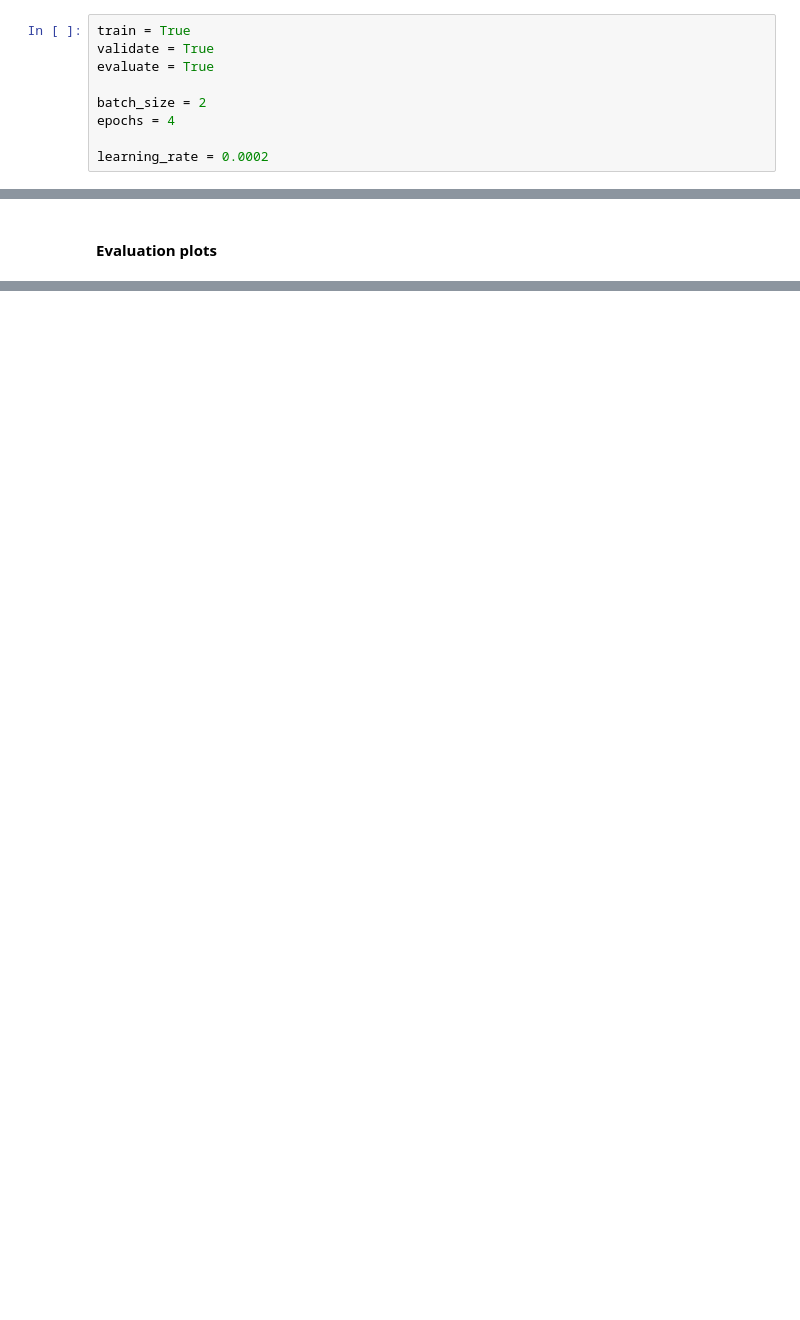
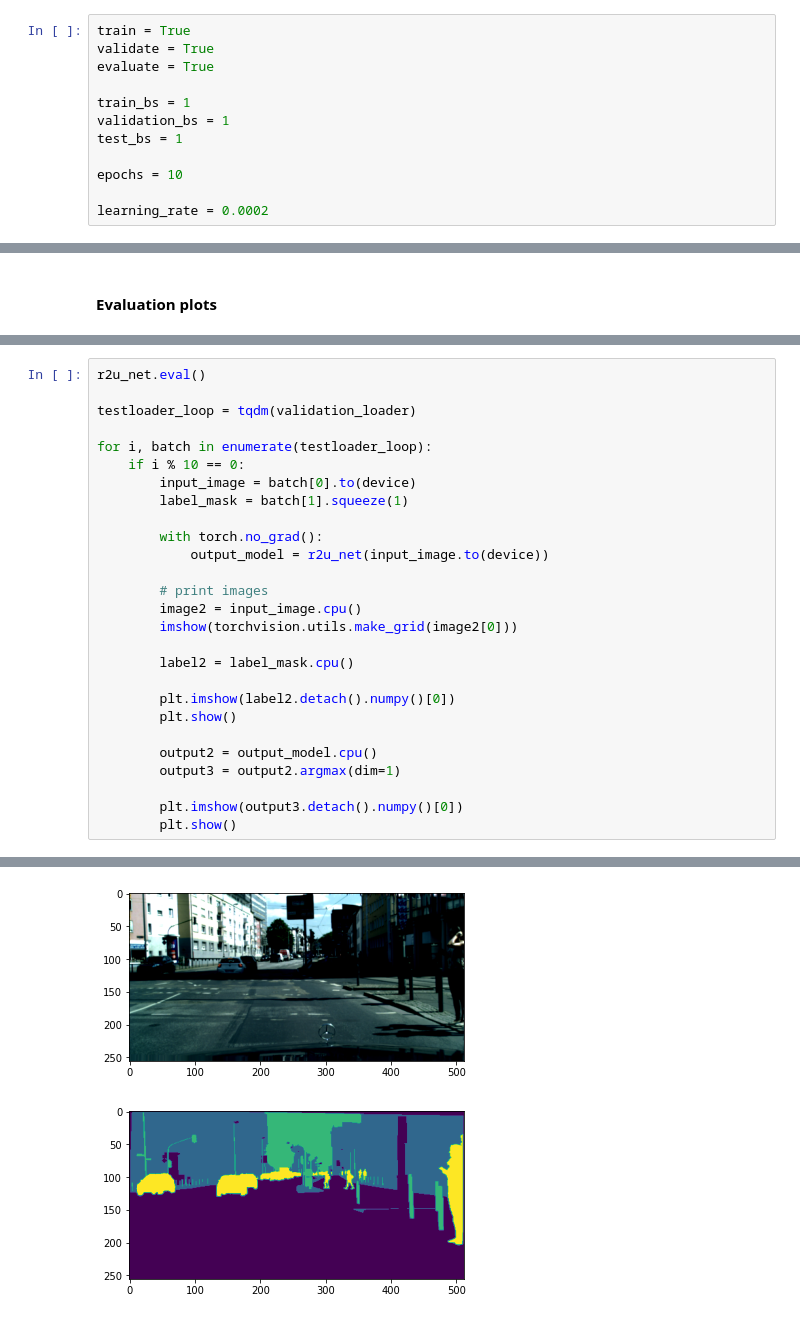
Before and after one commit to SLebailly/Vision-Project-Image-Segmentation, a Jupyter notebook: Vision_task_2.ipynb, the cells around one changed output, grey strips where cells are left out. Saved outputs shown, nothing was run; the diff lists cells and outputs as text; blank space fills up the shorter version.

```diff
--- a/Vision_task_2.ipynb
+++ b/Vision_task_2.ipynb
@@ -34,8 +36,11 @@ train = True
 validate = True
 evaluate = True
 
-batch_size = 2
-epochs = 4
+train_bs = 1
+validation_bs = 1
+test_bs = 1
+
+epochs = 10
 
 learning_rate = 0.0002
 # %% [markdown]
@@ -626,0 +710,28 @@ print("DICE coefficient: " + str(dice_coefficient))
+# %%
+r2u_net.eval()
+
+testloader_loop = tqdm(validation_loader)
+
+for i, batch in enumerate(testloader_loop):
+    if i % 10 == 0:
+        input_image = batch[0].to(device)
+        label_mask = batch[1].squeeze(1)
+
+        with torch.no_grad():
+            output_model = r2u_net(input_image.to(device))
+
+        # print images
+        image2 = input_image.cpu()
+        imshow(torchvision.utils.make_grid(image2[0]))
+
+        label2 = label_mask.cpu()
+
+        plt.imshow(label2.detach().numpy()[0])
+        plt.show()
+
+        output2 = output_model.cpu()
+        output3 = output2.argmax(dim=1)
+
+        plt.imshow(output3.detach().numpy()[0])
+        plt.show()
+# %% [output]
@@ -626,0 +748,2 @@ print("DICE coefficient: " + str(dice_coefficient))
+[figure, added]
+[figure, added]
```
Also changed, not shown: parts of 13 cells of this notebook, 1 other file.
